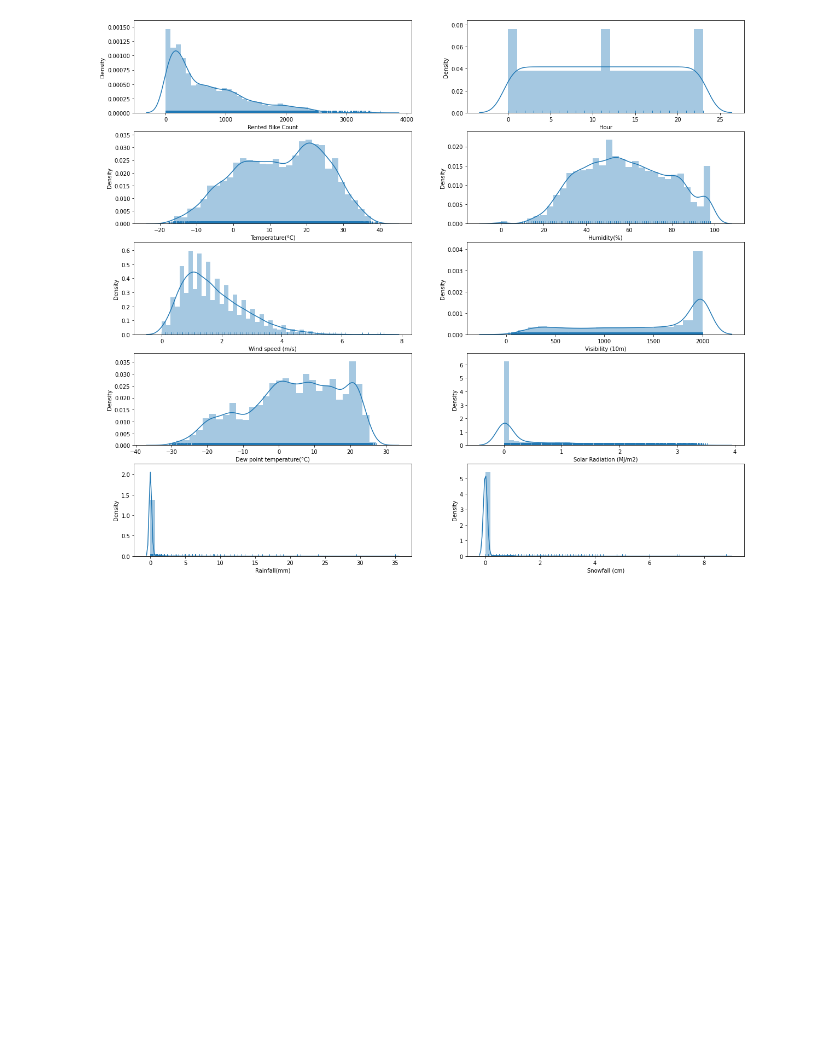
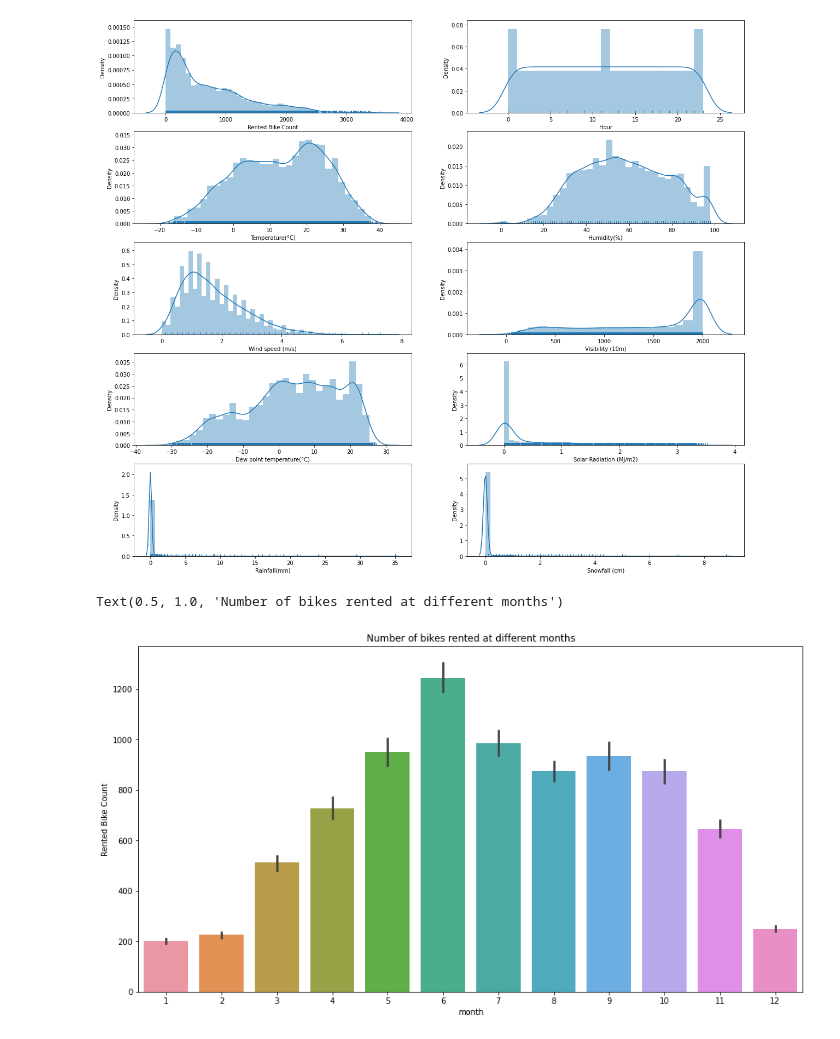
Before and after one commit to ShreedarshM/Bike-Sharing-Demand, a Jupyter notebook: Bike_Sharing_Demand_Prediction_Capstone_Project.ipynb, the cells around one changed output. Drawn from its saved outputs; the diff is of its cells as text; code cells hidden in the pictures; blank space fills up the shorter version.

```diff
--- a/Bike_Sharing_Demand_Prediction_Capstone_Project.ipynb
+++ b/Bike_Sharing_Demand_Prediction_Capstone_Project.ipynb
@@ -163,3 +163,15 @@ for i in range(len(dist_column)):
   sns.distplot(dataset[dist_column[i]],hist=True,rug=True)
 # %% [output]
 [figure]
+# %%
+# Extraction of month and year
+frame = pd.to_datetime(dataset['Date'],dayfirst=True)
+dataset['month'] = frame.dt.month
+dataset['year'] = frame.dt.year
+# %%
+plt.figure(figsize=(15,8))
+sns.barplot(x='month',y='Rented Bike Count', data = dataset)
+plt.title('Number of bikes rented at different months')
+# %% [output]
+Text(0.5, 1.0, 'Number of bikes rented at different months')
+[figure, added]
```
Also changed, not shown: parts of 13 cells of this notebook.
